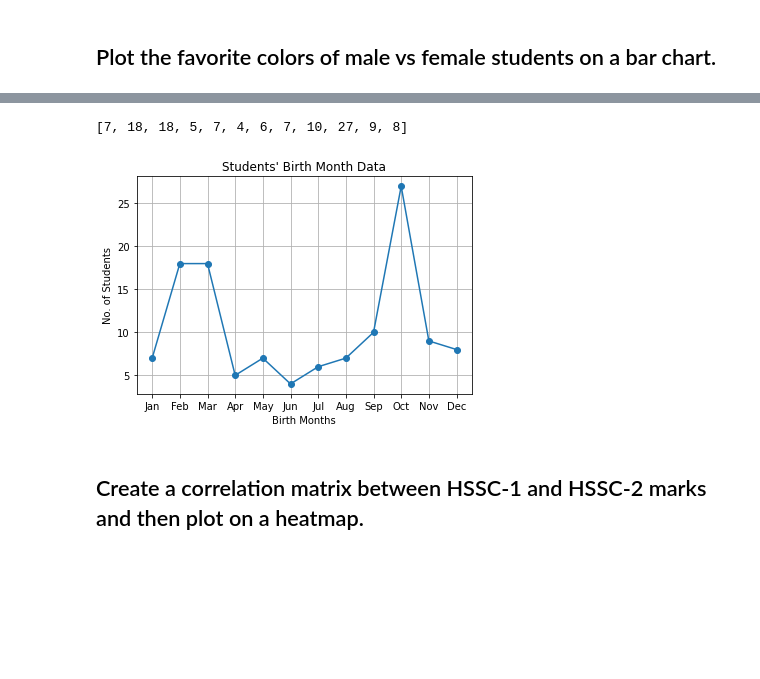
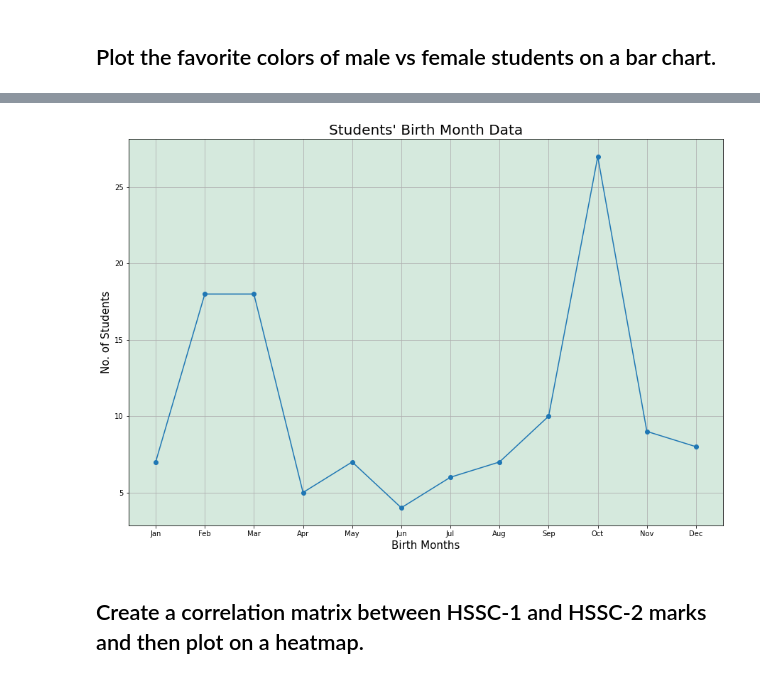
Before and after one commit to yahyaaman/Data-Science-SP20-BCS-032, a Jupyter notebook: Assignment1/data_visualization.ipynb, the cells around one changed output, grey strips where cells are left out. Drawn from its saved outputs; the diff is of its cells as text; code cells hidden in the pictures; blank space fills up the shorter version.

```diff
--- a/Assignment1/data_visualization.ipynb
+++ b/Assignment1/data_visualization.ipynb
@@ -241,39 +245,41 @@ for month in df['BirthMonth']:
         results[1] += 1
     elif month == 'March':
         results[2] += 1
     elif month == 'April':
         results[3] += 1
     elif month == 'May':
         results[4] += 1
     elif month == 'June':
         results[5] += 1
     elif month == 'July':
         results[6] += 1
     elif month == 'August':
         results[7] += 1
     elif month == 'September':
         results[8] += 1
     elif month == 'October':
         results[9] += 1
     elif month == 'November':
         results[10] += 1
     elif month == 'December':
         results[11] += 1
 
-print(results)
+# print(results)
 # print(df['BirthMonth'].unique())
+plt.figure(figsize=(15, 10))
+ax = plt.axes()
+ax.set_facecolor("#d5e9dd")
 x = np.arange(start=1, stop=13, step = 1)
 my_xticks = ['Jan','Feb','Mar','Apr', 'May', 'Jun', 'Jul', 'Aug', 'Sep', 'Oct', 'Nov', 'Dec']
 plt.xticks(x, my_xticks)
 plt.plot(x, results, marker='o')
-plt.title("Students' Birth Month Data")
-plt.xlabel("Birth Months")
-plt.ylabel("No. of Students")
+plt.title("Students' Birth Month Data", fontsize = 20)
+plt.xlabel("Birth Months", fontsize = 15)
+plt.ylabel("No. of Students", fontsize = 15)
 plt.grid(True)
 plt.show()
 # %% [output]
-[7, 18, 18, 5, 7, 4, 6, 7, 10, 27, 9, 8]
-[figure, old version]
+[figure, new version]
 # %% [markdown]
 ## Create a correlation matrix between HSSC-1 and HSSC-2 marks and then plot on a heatmap.
 # %%
```
Also changed, not shown: parts of 14 cells of this notebook.
